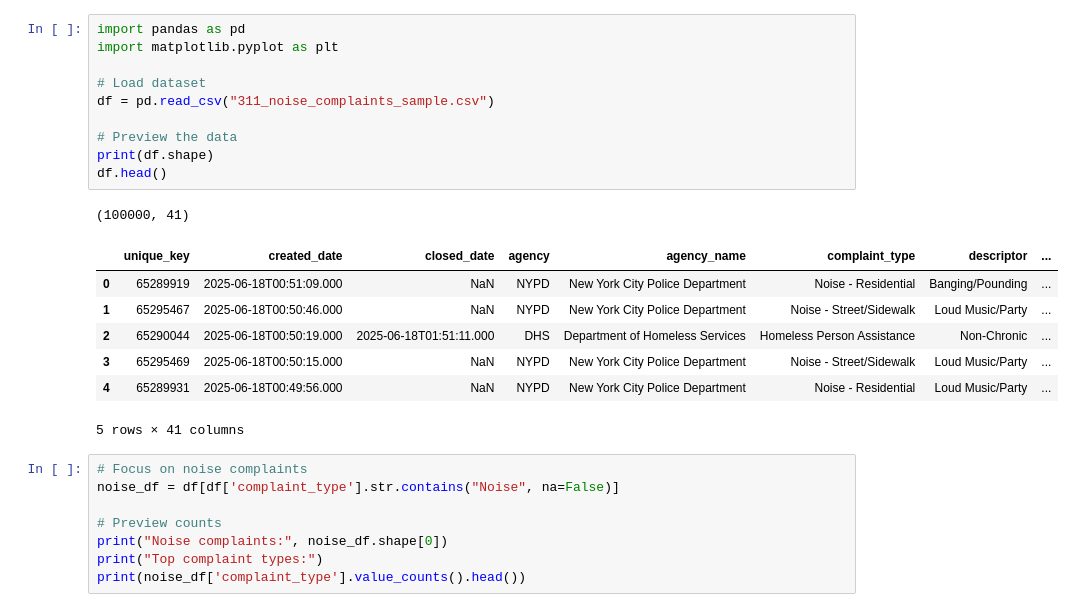
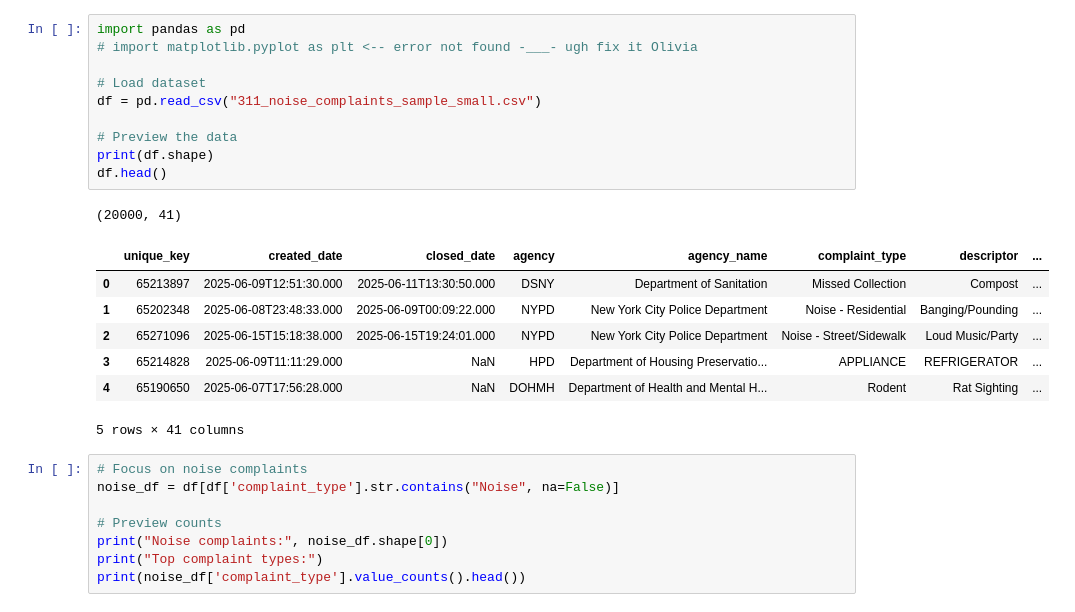
Before and after one commit to oliviamohning/nyc-311-noise-analysis, a Jupyter notebook: nyc_311_noise_analysis.ipynb, the cells around one changed output. Saved outputs shown, nothing was run; the diff lists cells and outputs as text.

Commit message:
Point notebook to smaller CSV sample

```diff
--- a/nyc_311_noise_analysis.ipynb
+++ b/nyc_311_noise_analysis.ipynb
@@ -1,21 +1,21 @@
 # %%
 import pandas as pd
-import matplotlib.pyplot as plt
+# import matplotlib.pyplot as plt <-- error not found -___- ugh fix it Olivia
 
 # Load dataset
-df = pd.read_csv("311_noise_complaints_sample.csv")
+df = pd.read_csv("311_noise_complaints_sample_small.csv")
 
 # Preview the data
 print(df.shape)
 df.head()
 # %% [output]
-(100000, 41)
+(20000, 41)
 |  | unique_key | created_date | closed_date | agency | agency_name | complaint_type | descriptor | ... |
-| 0 | 65289919 | 2025-06-18T00:51:09.000 | NaN | NYPD | New York City Police Department | Noise - Residential | Banging/Pounding | ... |
-| 1 | 65295467 | 2025-06-18T00:50:46.000 | NaN | NYPD | New York City Police Department | Noise - Street/Sidewalk | Loud Music/Party | ... |
-| 2 | 65290044 | 2025-06-18T00:50:19.000 | 2025-06-18T01:51:11.000 | DHS | Department of Homeless Services | Homeless Person Assistance | Non-Chronic | ... |
-| 3 | 65295469 | 2025-06-18T00:50:15.000 | NaN | NYPD | New York City Police Department | Noise - Street/Sidewalk | Loud Music/Party | ... |
-| 4 | 65289931 | 2025-06-18T00:49:56.000 | NaN | NYPD | New York City Police Department | Noise - Residential | Loud Music/Party | ... |
+| 0 | 65213897 | 2025-06-09T12:51:30.000 | 2025-06-11T13:30:50.000 | DSNY | Department of Sanitation | Missed Collection | Compost | ... |
+| 1 | 65202348 | 2025-06-08T23:48:33.000 | 2025-06-09T00:09:22.000 | NYPD | New York City Police Department | Noise - Residential | Banging/Pounding | ... |
+| 2 | 65271096 | 2025-06-15T15:18:38.000 | 2025-06-15T19:24:01.000 | NYPD | New York City Police Department | Noise - Street/Sidewalk | Loud Music/Party | ... |
+| 3 | 65214828 | 2025-06-09T11:11:29.000 | NaN | HPD | Department of Housing Preservatio... | APPLIANCE | REFRIGERATOR | ... |
+| 4 | 65190650 | 2025-06-07T17:56:28.000 | NaN | DOHMH | Department of Health and Mental H... | Rodent | Rat Sighting | ... |
 5 rows × 41 columns
 # %%
 # Focus on noise complaints
```
